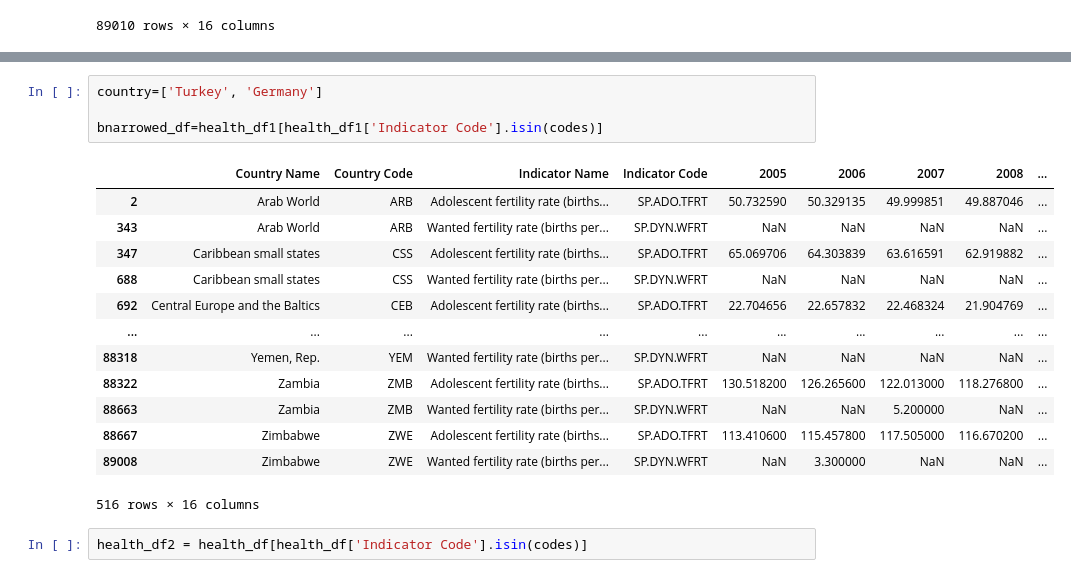
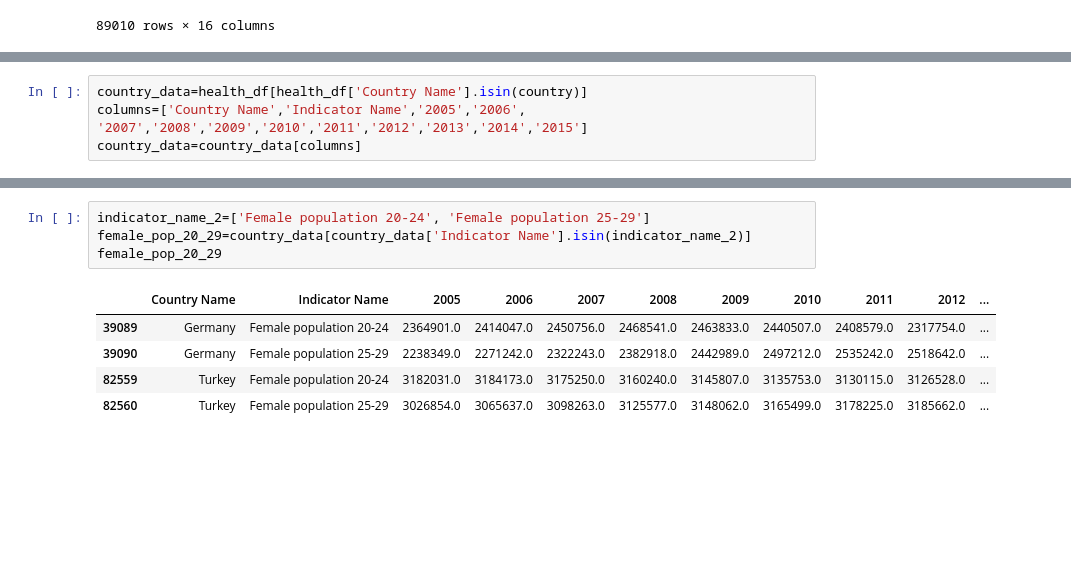
Before and after one commit to sandyseals12/Group_1_Project_1, a Jupyter notebook: Project-Copy1.ipynb, the cells around one changed output, grey strips where cells are left out. Drawn from its saved outputs; the diff is of its cells as text; blank space fills up the shorter version.

```diff
--- a/Project-Copy1.ipynb
+++ b/Project-Copy1.ipynb
@@ -25,0 +29,4 @@ health_df
+# %%
+country_data=health_df[health_df['Country Name'].isin(country)]
+columns=['Country Name','Indicator Name','2005','2006', '2007','2008','2009','2010','2011','2012','2013','2014','2015']
+country_data=country_data[columns]
@@ -29,20 +80,10 @@ health_df1 = health_df[health_df['Indicator Code'].isin(codes)]
 # %%
-country=['Turkey', 'Germany']
-
-bnarrowed_df=health_df1[health_df1['Indicator Code'].isin(codes)]
+indicator_name_2=['Female population 20-24', 'Female population 25-29']
+female_pop_20_29=country_data[country_data['Indicator Name'].isin(indicator_name_2)]
+female_pop_20_29
 # %% [output]
-|  | Country Name | Country Code | Indicator Name | Indicator Code | 2005 | 2006 | 2007 | 2008 | ... |
-| 2 | Arab World | ARB | Adolescent fertility rate (births... | SP.ADO.TFRT | 50.732590 | 50.329135 | 49.999851 | 49.887046 | ... |
-| 343 | Arab World | ARB | Wanted fertility rate (births per... | SP.DYN.WFRT | NaN | NaN | NaN | NaN | ... |
-| 347 | Caribbean small states | CSS | Adolescent fertility rate (births... | SP.ADO.TFRT | 65.069706 | 64.303839 | 63.616591 | 62.919882 | ... |
-| 688 | Caribbean small states | CSS | Wanted fertility rate (births per... | SP.DYN.WFRT | NaN | NaN | NaN | NaN | ... |
-| 692 | Central Europe and the Baltics | CEB | Adolescent fertility rate (births... | SP.ADO.TFRT | 22.704656 | 22.657832 | 22.468324 | 21.904769 | ... |
-| ... | ... | ... | ... | ... | ... | ... | ... | ... | ... |
-| 88318 | Yemen, Rep. | YEM | Wanted fertility rate (births per... | SP.DYN.WFRT | NaN | NaN | NaN | NaN | ... |
-| 88322 | Zambia | ZMB | Adolescent fertility rate (births... | SP.ADO.TFRT | 130.518200 | 126.265600 | 122.013000 | 118.276800 | ... |
-| 88663 | Zambia | ZMB | Wanted fertility rate (births per... | SP.DYN.WFRT | NaN | NaN | 5.200000 | NaN | ... |
-| 88667 | Zimbabwe | ZWE | Adolescent fertility rate (births... | SP.ADO.TFRT | 113.410600 | 115.457800 | 117.505000 | 116.670200 | ... |
-| 89008 | Zimbabwe | ZWE | Wanted fertility rate (births per... | SP.DYN.WFRT | NaN | 3.300000 | NaN | NaN | ... |
+|  | Country Name | Indicator Name | 2005 | 2006 | 2007 | 2008 | 2009 | 2010 | 2011 | 2012 | ... |
+| 39089 | Germany | Female population 20-24 | 2364901.0 | 2414047.0 | 2450756.0 | 2468541.0 | 2463833.0 | 2440507.0 | 2408579.0 | 2317754.0 | ... |
+| 39090 | Germany | Female population 25-29 | 2238349.0 | 2271242.0 | 2322243.0 | 2382918.0 | 2442989.0 | 2497212.0 | 2535242.0 | 2518642.0 | ... |
+| 82559 | Turkey | Female population 20-24 | 3182031.0 | 3184173.0 | 3175250.0 | 3160240.0 | 3145807.0 | 3135753.0 | 3130115.0 | 3126528.0 | ... |
+| 82560 | Turkey | Female population 25-29 | 3026854.0 | 3065637.0 | 3098263.0 | 3125577.0 | 3148062.0 | 3165499.0 | 3178225.0 | 3185662.0 | ... |
-516 rows × 16 columns
-# %%
-health_df2 = health_df[health_df['Indicator Code'].isin(codes)]
```
Also changed, not shown: parts of 17 cells of this notebook.
